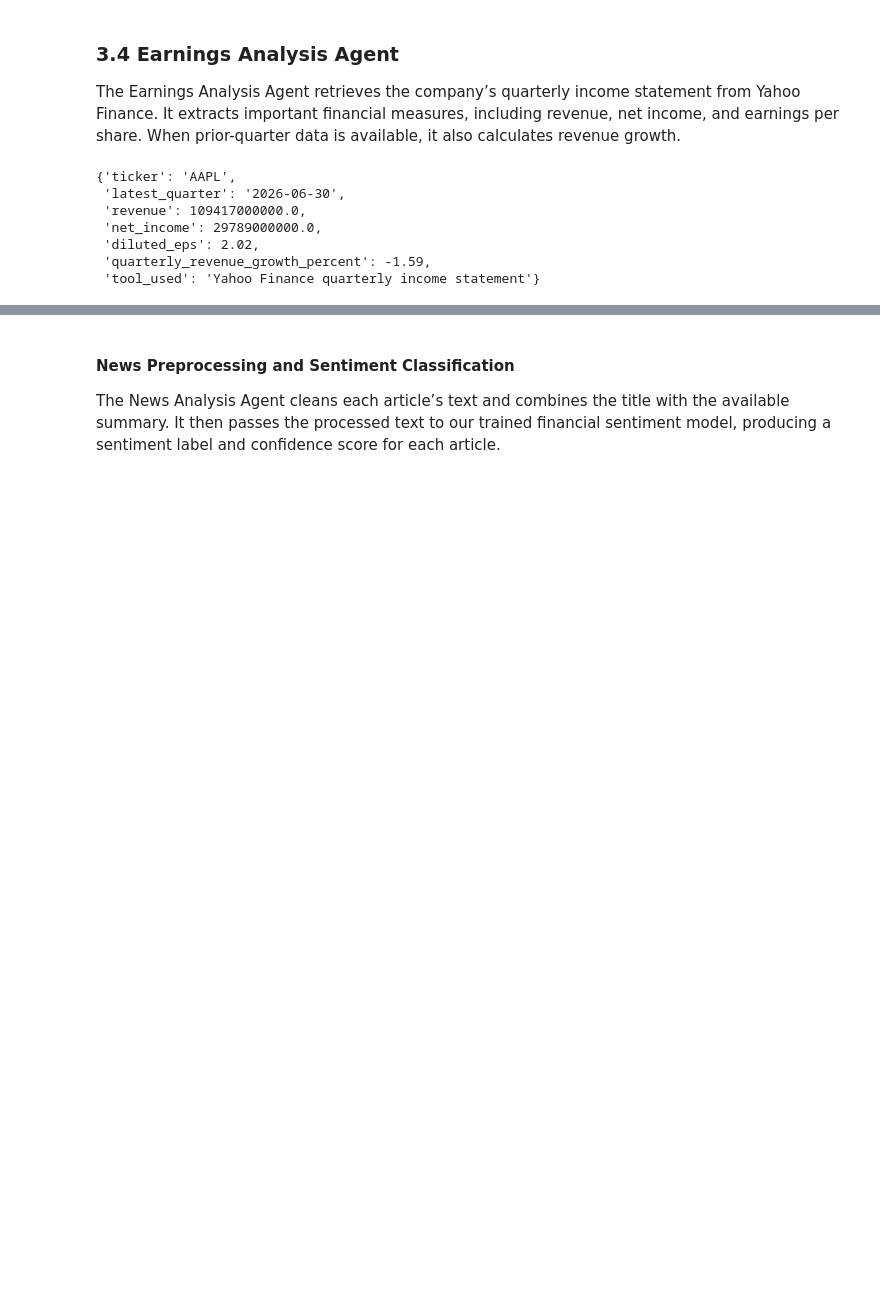
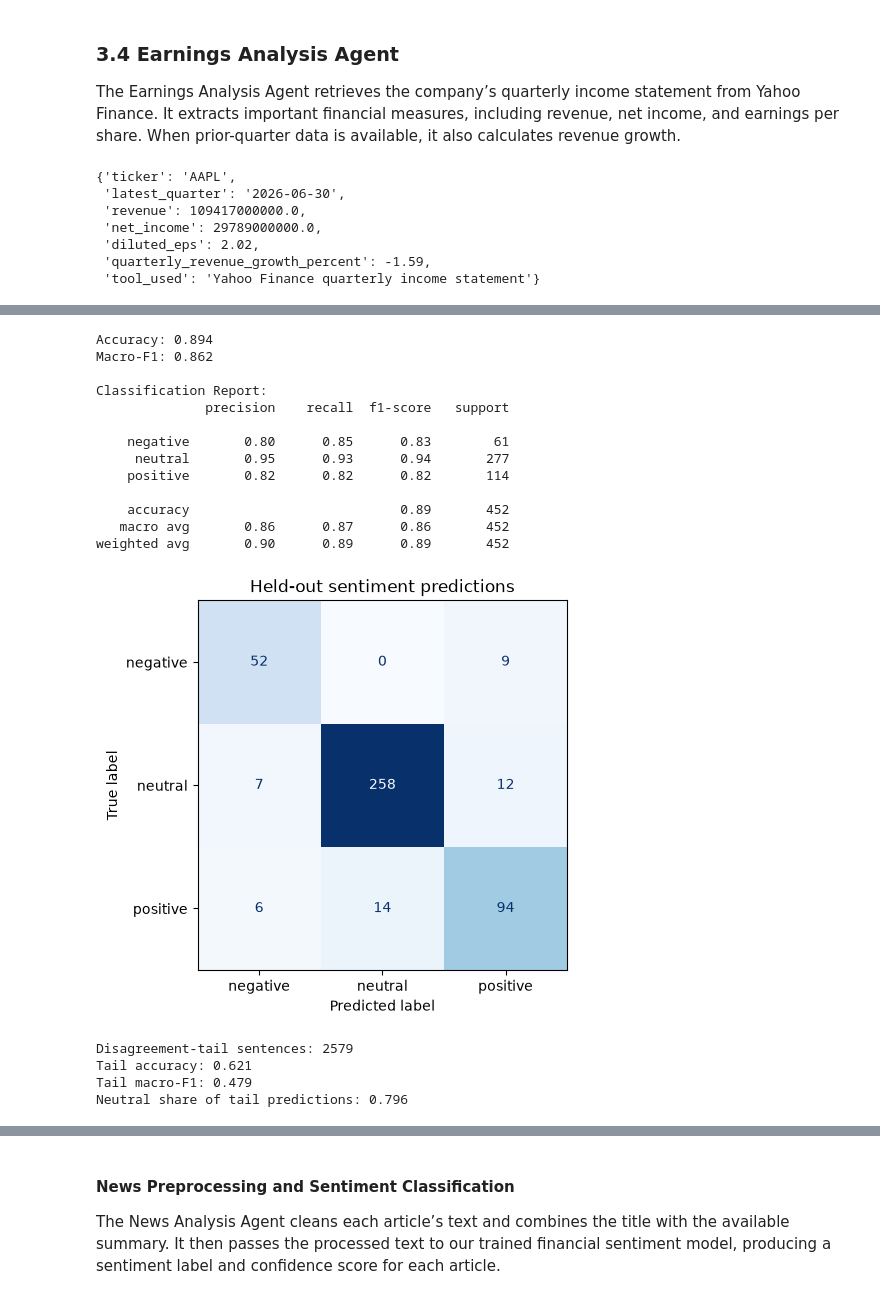
Before and after one commit to psuranUSD/USD-AAI-520-Final-Project-Group-10, a Jupyter notebook: notebooks/Team-10-Investment-Research-Agent.ipynb, the cells around one changed output, grey strips where cells are left out. Saved outputs shown, nothing was run; the diff lists cells and outputs as text; code cells hidden in the pictures; blank space fills up the shorter version.

```diff
--- a/notebooks/Team-10-Investment-Research-Agent.ipynb
+++ b/notebooks/Team-10-Investment-Research-Agent.ipynb
@@ -702,0 +511,75 @@ weighted avg       0.90      0.90      0.90       452
+# %%
+from sklearn.metrics import ConfusionMatrixDisplay, f1_score
+
+sentiment_accuracy = accuracy_score(y_test, sentiment_predictions)
+sentiment_macro_f1 = f1_score(
+    y_test, sentiment_predictions, average="macro"
+)
+
+print(f"Accuracy: {sentiment_accuracy:.3f}")
+print(f"Macro-F1: {sentiment_macro_f1:.3f}")
+print("\nClassification Report:")
+print(
+    classification_report(
+        y_test,
+        sentiment_predictions,
+        zero_division=0
+    )
+)
+
+ConfusionMatrixDisplay.from_predictions(
+    y_test,
+    sentiment_predictions,
+    cmap="Blues",
+    colorbar=False
+)
+plt.title("Held-out sentiment predictions")
+plt.show()
+# %% [output]
+Accuracy: 0.894
+Macro-F1: 0.862
+
+Classification Report:
+              precision    recall  f1-score   support
+
+    negative       0.80      0.85      0.83        61
+     neutral       0.95      0.93      0.94       277
+    positive       0.82      0.82      0.82       114
+
+    accuracy                           0.89       452
+   macro avg       0.86      0.87      0.86       452
+weighted avg       0.90      0.89      0.89       452
+[figure, added]
+# %%
+# Transfer to the disagreement tail: 50agree sentences absent from allagree.
+disagreement_tail = (
+    fiftyagree_df
+    .drop_duplicates(subset="sentence")
+    .loc[lambda frame: ~frame["sentence"].isin(
+        set(phrasebank_clean["sentence"])
+    )]
+    .reset_index(drop=True)
+)
+
+tail_predictions = sentiment_model.predict(
+    disagreement_tail["sentence"]
+)
+
+print(f"Disagreement-tail sentences: {len(disagreement_tail)}")
+print(
+    f"Tail accuracy: "
+    f"{accuracy_score(disagreement_tail['sentiment'], tail_predictions):.3f}"
+)
+print(
+    f"Tail macro-F1: "
+    f"{f1_score(disagreement_tail['sentiment'], tail_predictions, average='macro'):.3f}"
+)
+print(
+    f"Neutral share of tail predictions: "
+    f"{np.mean(tail_predictions == 'neutral'):.3f}"
+)
+# %% [output]
+Disagreement-tail sentences: 2579
+Tail accuracy: 0.621
+Tail macro-F1: 0.479
+Neutral share of tail predictions: 0.796
```
Also changed, not shown: parts of 65 cells of this notebook, 6 other files.
